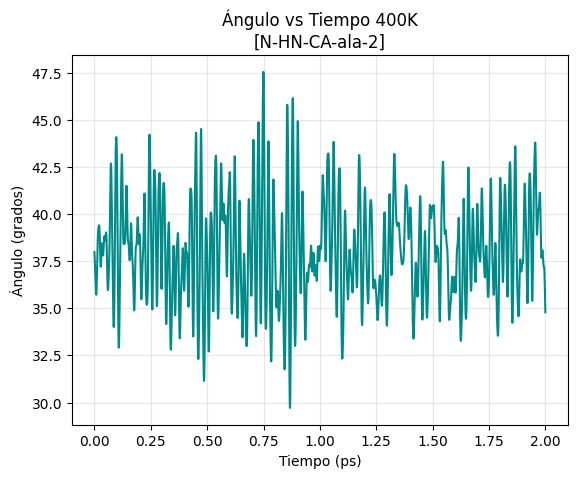
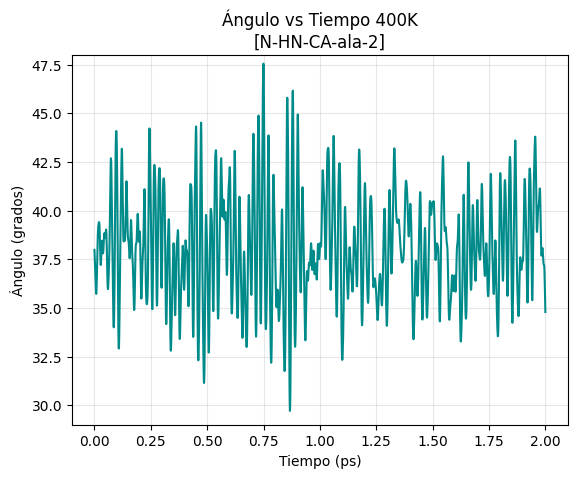
The notebook cell's code change between the first figure and the second:
--- before
+++ after
@@ -4,4 +4,5 @@
 plt.ylabel("Ángulo (grados)") 
 plt.title("Ángulo vs Tiempo 400K\n" + r"[N-HN-CA-ala-2]") 
+plt.ylim(29,48)
 plt.grid(alpha=0.3)
 plt.show()

Commit: Añadimos límites ylim